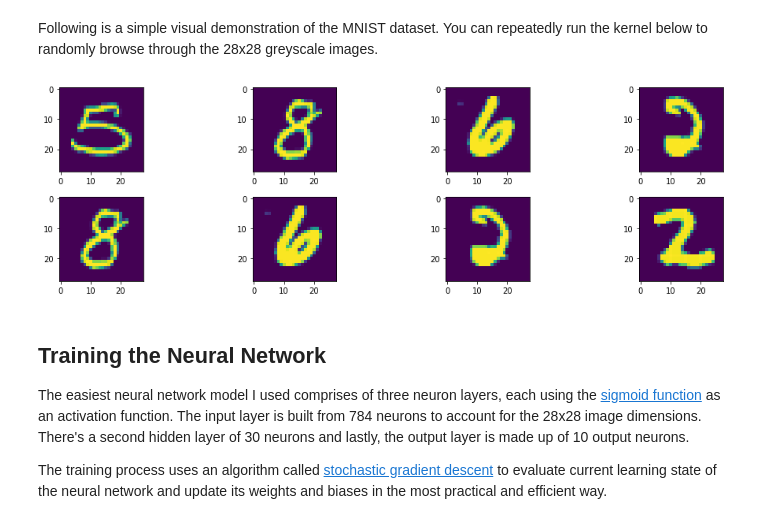
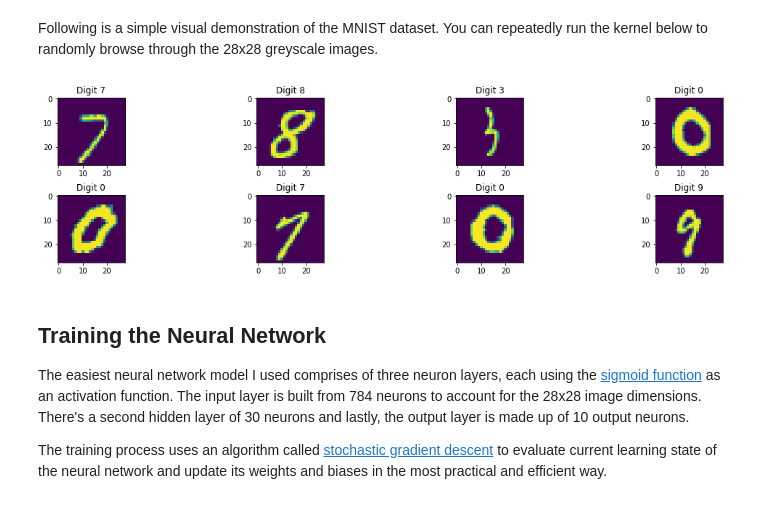
Before and after one commit to hacksparr0w/unn, a Jupyter notebook: unn.ipynb, the cells around one changed output. Cells and saved outputs as stored; diff of their text form; code cells hidden in the pictures.

Commit message:
fix: fix displaying example MNIST images

```diff
--- a/unn.ipynb
+++ b/unn.ipynb
@@ -44,24 +44,29 @@ test_data = unn.mnist.load_dataset(
 # %% [markdown]
 Following is a simple visual demonstration of the MNIST dataset. You can repeatedly run the kernel below to randomly browse through the 28x28 greyscale images.
 # %%
-random.shuffle(training_data)
+training_data_length = len(training_data)
 
 rows = 2
 columns = 4
-size = 14
+size = 16
 
 fig, axes = plt.subplots(rows, columns)
-fig.tight_layout()
+fig.tight_layout(pad=2)
 fig.set_figwidth(size)
 
-for y in range(rows):
-    for x in range(columns):
-        index = x + y
+for row in range(rows):
+    for column in range(columns):
+        axis = axes[row][column]
+        index = random.randrange(0, training_data_length)
+        x, y = training_data[index]
 
         image = to_image(training_data[index][0])
-        axes[y][x].imshow(image)
+        truth, _ = prediction(y)
+
+        axis.set_title(f"Digit {truth}")
+        axis.imshow(image)
 # %% [output]
-[figure, old version]
+[figure, new version]
 # %% [markdown]
 ## Training the Neural Network
 
```
Also changed, not shown: parts of 2 cells of this notebook.
